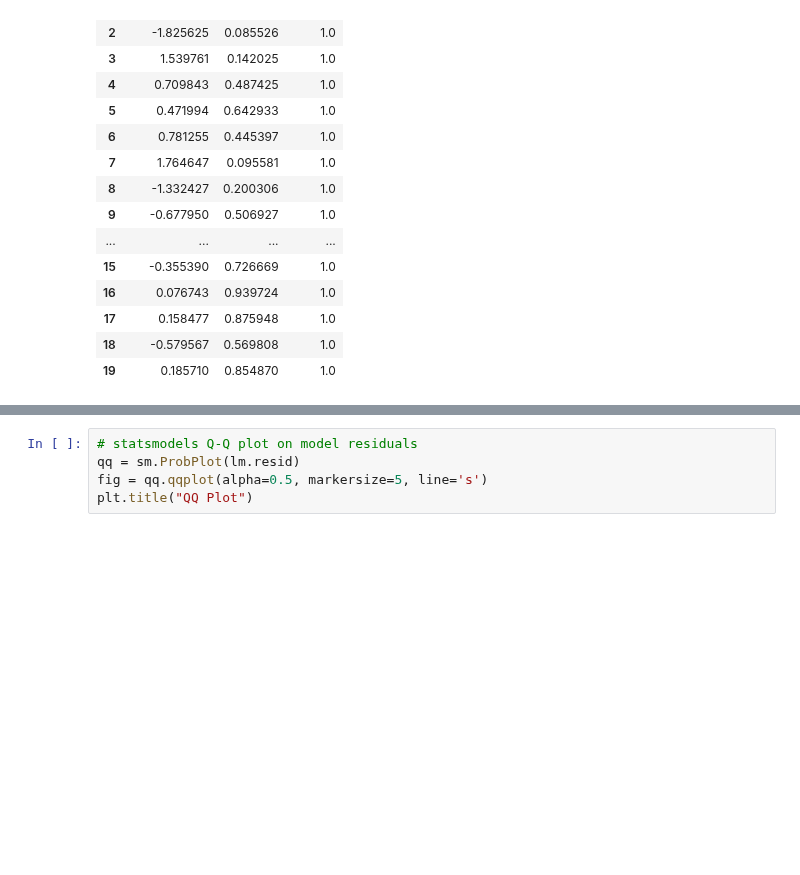
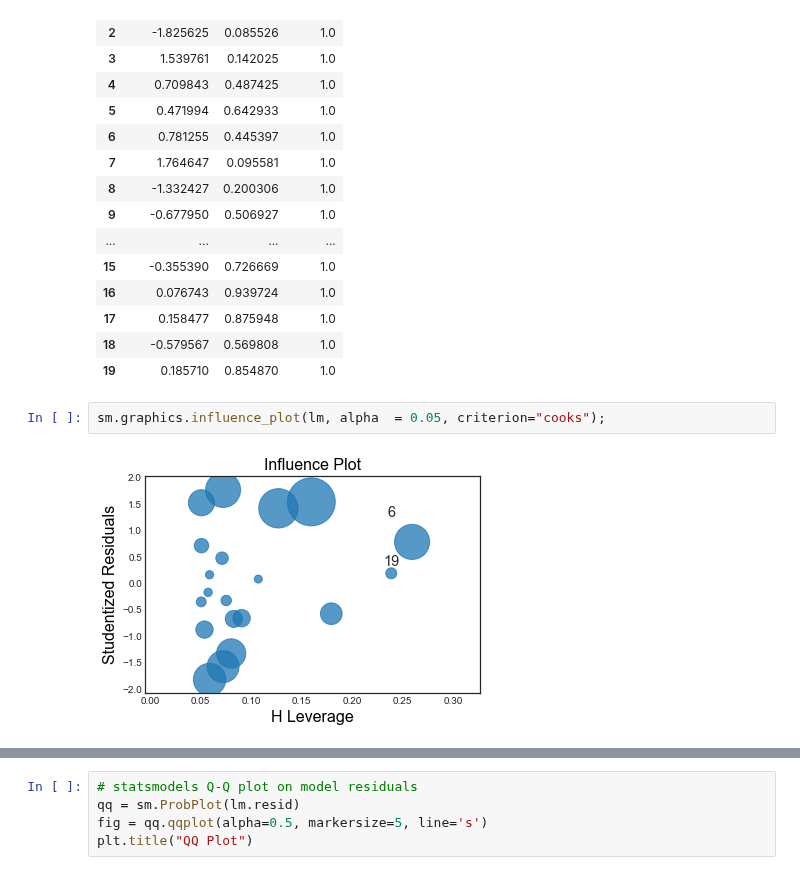
Before and after one commit to naivelogic/Machine_Learning_Notebooks, a Jupyter notebook: Data_Science/Stats Foundation/Simple Linear Regression.ipynb, the cells around one changed output, grey strips where cells are left out. Saved outputs shown, nothing was run; the diff lists cells and outputs as text; blank space fills up the shorter version.

```diff
--- a/Data_Science/Stats Foundation/Simple Linear Regression.ipynb
+++ b/Data_Science/Stats Foundation/Simple Linear Regression.ipynb
@@ -144,3 +145,7 @@ sm.regression.linear_model.OLSResults.outlier_test(lm)
 | 17 | 0.158477 | 0.875948 | 1.0 |
 | 18 | -0.579567 | 0.569808 | 1.0 |
 | 19 | 0.185710 | 0.854870 | 1.0 |
+# %%
+sm.graphics.influence_plot(lm, alpha  = 0.05, criterion="cooks");
+# %% [output]
+[figure, added]
```
Also changed, not shown: parts of 27 cells of this notebook.
